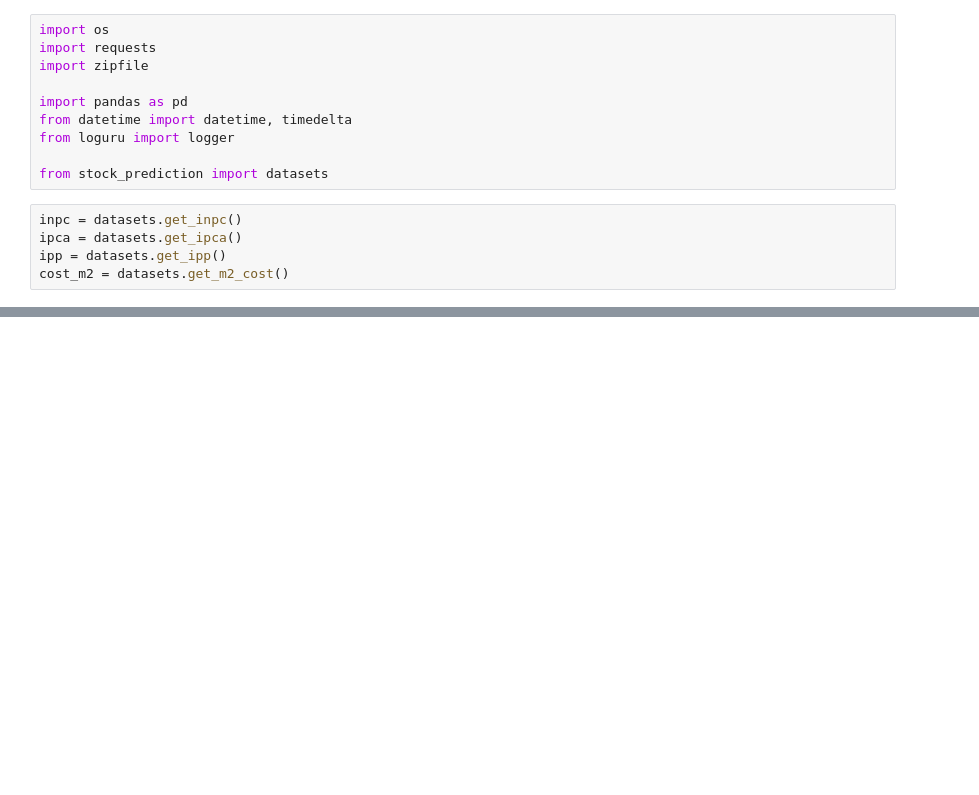
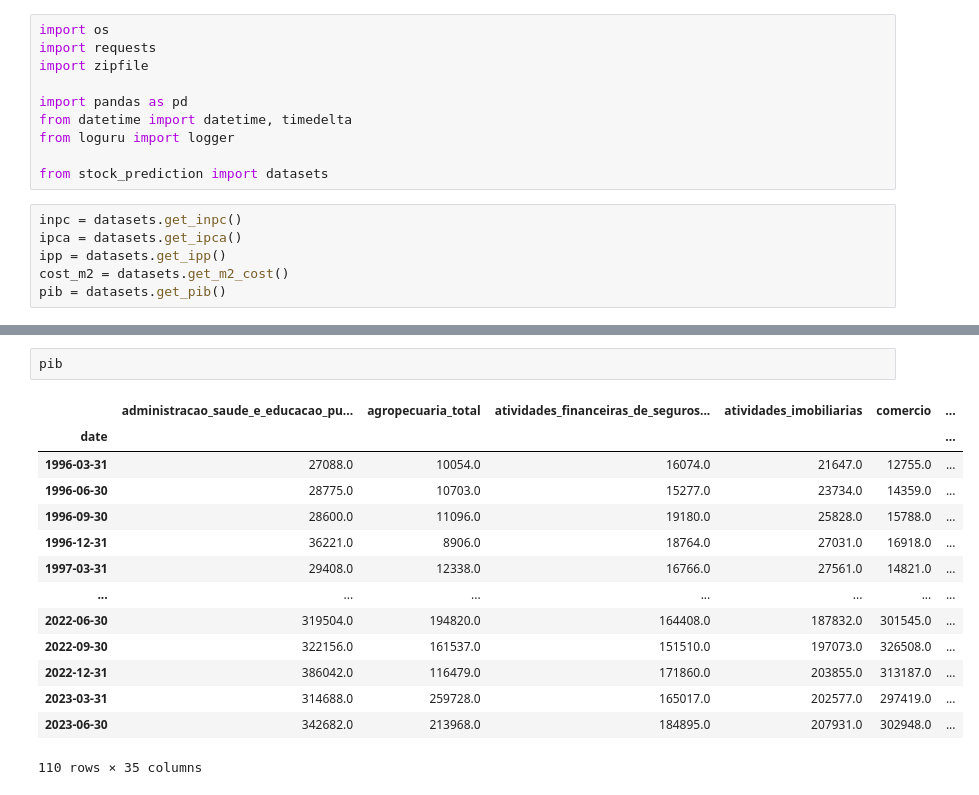
Before and after one commit to emdemor/stock-market-forecasting, a Jupyter notebook: notebooks/notebook.ipynb, the cells around one changed output, grey strips where cells are left out. Drawn from its saved outputs; the diff is of its cells as text; blank space fills up the shorter version.

```diff
--- a/notebooks/notebook.ipynb
+++ b/notebooks/notebook.ipynb
@@ -13,6 +13,7 @@ inpc = datasets.get_inpc()
 ipca = datasets.get_ipca()
 ipp = datasets.get_ipp()
 cost_m2 = datasets.get_m2_cost()
+pib = datasets.get_pib()
 # %% [output]
 A value is trying to be set on a copy of a slice from a DataFrame.
 Try using .loc[row_indexer,col_indexer] = value instead
@@ -793,0 +106,17 @@ array(['IPP - Número-índice (dezembro de 2018 = 100)',
+# %%
+pib
+# %% [output]
+|  | administracao_saude_e_educacao_pu... | agropecuaria_total | atividades_financeiras_de_seguros... | atividades_imobiliarias | comercio | ... |
+| date |  |  |  |  |  | ... |
+| 1996-03-31 | 27088.0 | 10054.0 | 16074.0 | 21647.0 | 12755.0 | ... |
+| 1996-06-30 | 28775.0 | 10703.0 | 15277.0 | 23734.0 | 14359.0 | ... |
+| 1996-09-30 | 28600.0 | 11096.0 | 19180.0 | 25828.0 | 15788.0 | ... |
+| 1996-12-31 | 36221.0 | 8906.0 | 18764.0 | 27031.0 | 16918.0 | ... |
+| 1997-03-31 | 29408.0 | 12338.0 | 16766.0 | 27561.0 | 14821.0 | ... |
+| ... | ... | ... | ... | ... | ... | ... |
+| 2022-06-30 | 319504.0 | 194820.0 | 164408.0 | 187832.0 | 301545.0 | ... |
+| 2022-09-30 | 322156.0 | 161537.0 | 151510.0 | 197073.0 | 326508.0 | ... |
+| 2022-12-31 | 386042.0 | 116479.0 | 171860.0 | 203855.0 | 313187.0 | ... |
+| 2023-03-31 | 314688.0 | 259728.0 | 165017.0 | 202577.0 | 297419.0 | ... |
+| 2023-06-30 | 342682.0 | 213968.0 | 184895.0 | 207931.0 | 302948.0 | ... |
+110 rows × 35 columns
```
Also changed, not shown: parts of 44 cells of this notebook.
